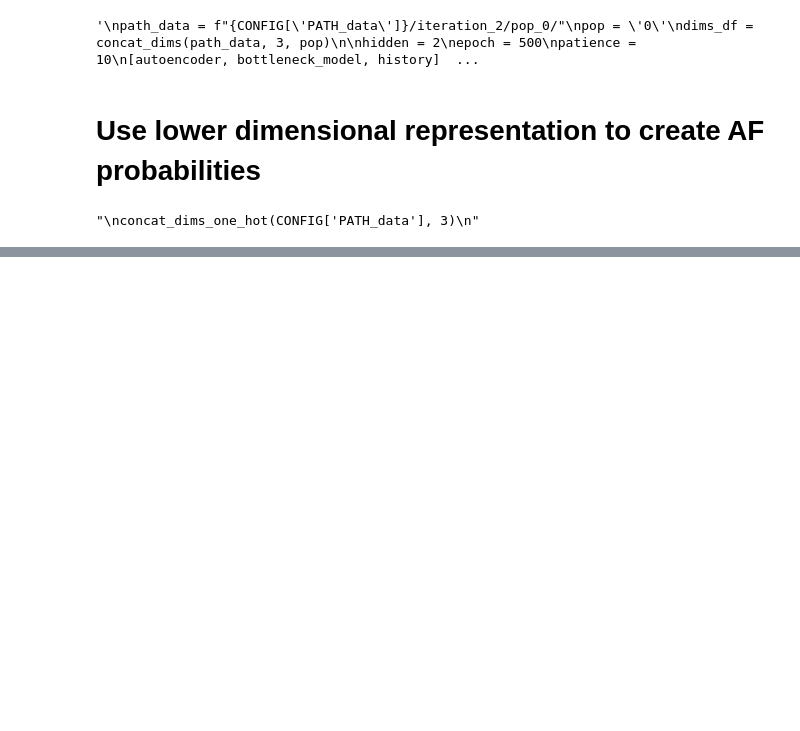
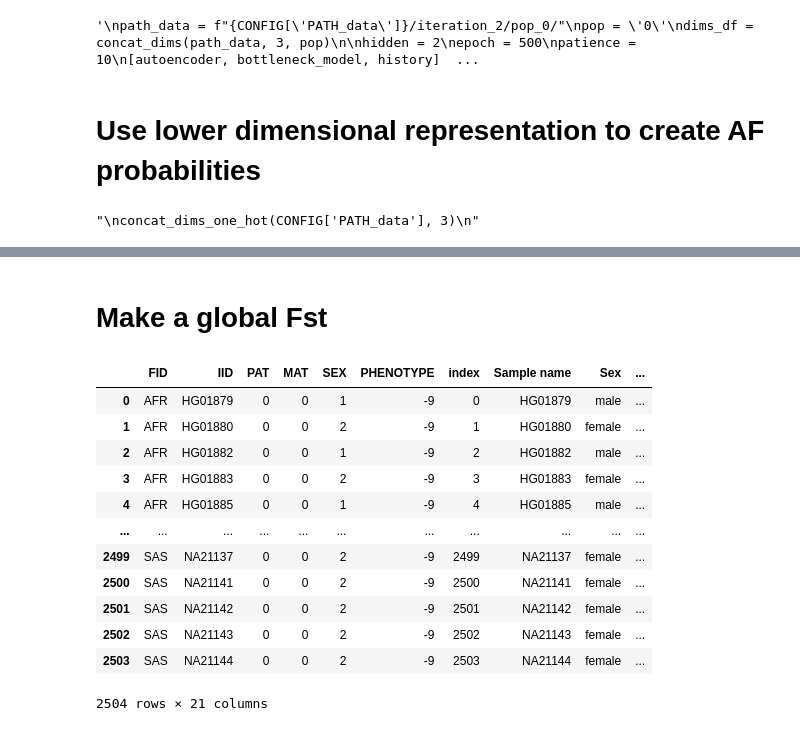
Before and after one commit to mat2m10/pca_projection, a Jupyter notebook: run_test.ipynb, the cells around one changed output, grey strips where cells are left out. Saved outputs shown, nothing was run; the diff lists cells and outputs as text; code cells hidden in the pictures; blank space fills up the shorter version.

```diff
--- a/run_test.ipynb
+++ b/run_test.ipynb
@@ -413,34 +436,0 @@ make_population_plot(test2, 'humans', col_test,'pop', f"show IDs", palette = 'ro
-# %%
-path_data = f"{CONFIG['PATH_data']}/"
-nr_it = 1
-iteration = [f for f in os.listdir(path_data) if f.startswith(f"iteration_{nr_it}")][0]
-path_iteration = f"{path_data}/{iteration}/"
-ids = pd.read_pickle(f"{path_iteration}/ids.pkl")
-dims_dfs = []
-for pop in [f for f in os.listdir(path_iteration) if f.startswith('pop')]:
-    pop = pop.split('pop_')[1]
-    temp_ids = ids[ids[f"cluster_{iteration.split('_')[1]}"] == pop]
-    path_pop = f"{path_iteration}/pop_{pop}/"
-    dims = [f for f in os.listdir(path_pop) if f.startswith('PCs')]
-
-    nr_PCs = 3
-    PCs_labels = []
-    for i in range(nr_PCs):
-        PCs_labels.append(f"PC{i+1}")
-
-    dims_df = pd.DataFrame()
-    for dim  in dims:
-        path_dim = f"{path_pop}/{dim}"
-        dim = dim.split('PCs_')[1].split('.pkl')[0]
-
-        PCs = pd.read_pickle(path_dim)
-        for label in PCs_labels:
-            PCs.rename(columns={f"{label}": f"pop_{pop}_{label}_dim_{dim}"}, inplace=True)
-            dims_df[f"pop_{pop}_{label}_dim_{dim}"] = list(PCs[f"pop_{pop}_{label}_dim_{dim}"])
-    dims_df.index = temp_ids.index
-    dims_dfs.append(dims_df)
-
-
-# Concatenate DataFrames, filling missing columns with NaN
-dims_dfs = pd.concat(dims_dfs, ignore_index=False, sort=True)
-dims_dfs = dims_dfs.fillna(0)
@@ -463,0 +437,2 @@ dims_dfs
+# %% [markdown]
+# Make a global Fst
@@ -463,0 +468,16 @@ dims_dfs
+# %%
+ids
+# %% [output]
+|  | FID | IID | PAT | MAT | SEX | PHENOTYPE | index | Sample name | Sex | ... |
+| 0 | AFR | HG01879 | 0 | 0 | 1 | -9 | 0 | HG01879 | male | ... |
+| 1 | AFR | HG01880 | 0 | 0 | 2 | -9 | 1 | HG01880 | female | ... |
+| 2 | AFR | HG01882 | 0 | 0 | 1 | -9 | 2 | HG01882 | male | ... |
+| 3 | AFR | HG01883 | 0 | 0 | 2 | -9 | 3 | HG01883 | female | ... |
+| 4 | AFR | HG01885 | 0 | 0 | 1 | -9 | 4 | HG01885 | male | ... |
+| ... | ... | ... | ... | ... | ... | ... | ... | ... | ... | ... |
+| 2499 | SAS | NA21137 | 0 | 0 | 2 | -9 | 2499 | NA21137 | female | ... |
+| 2500 | SAS | NA21141 | 0 | 0 | 2 | -9 | 2500 | NA21141 | female | ... |
+| 2501 | SAS | NA21142 | 0 | 0 | 2 | -9 | 2501 | NA21142 | female | ... |
+| 2502 | SAS | NA21143 | 0 | 0 | 2 | -9 | 2502 | NA21143 | female | ... |
+| 2503 | SAS | NA21144 | 0 | 0 | 2 | -9 | 2503 | NA21144 | female | ... |
+2504 rows × 21 columns
```
Also changed, not shown: parts of 21 cells of this notebook, 3 other files.
